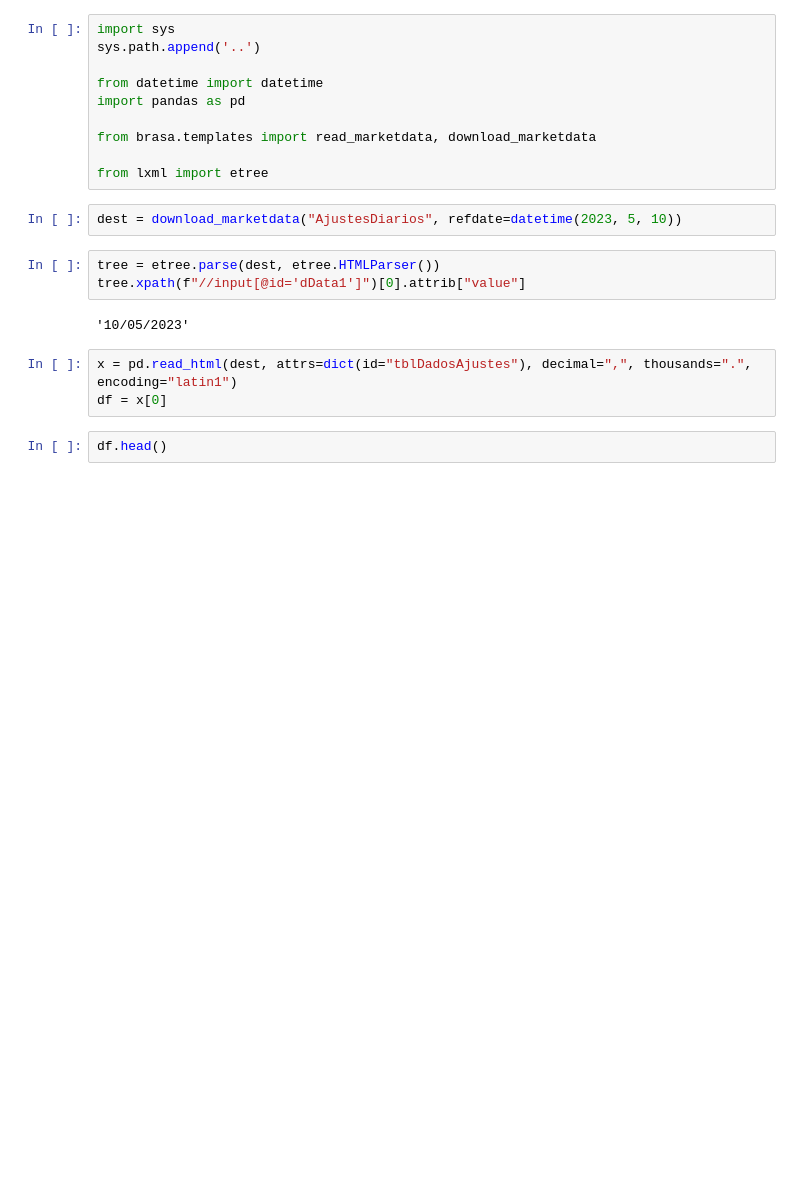
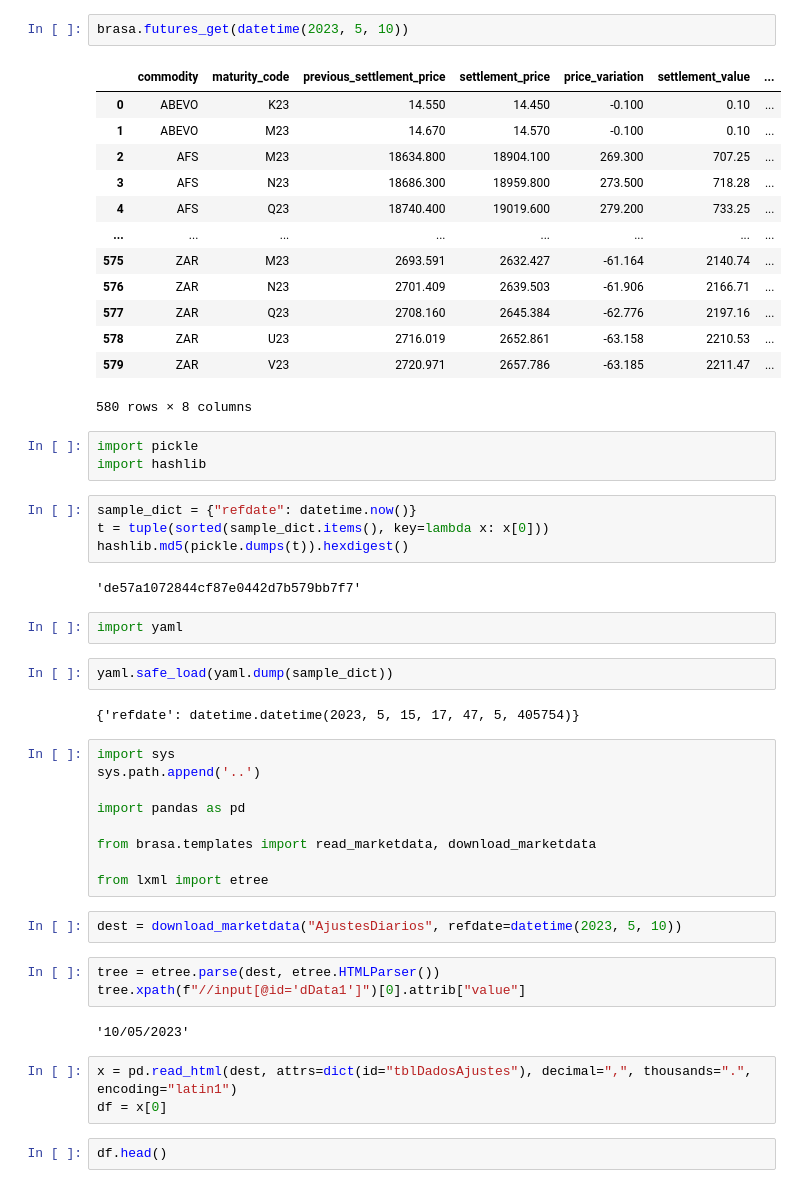
Before and after one commit to wilsonfreitas/brasa, a Jupyter notebook: notebooks/workspace.ipynb, the cells around one changed output. Drawn from its saved outputs; the diff is of its cells as text; blank space fills up the shorter version.

Commit message:
created api function futures_get

```diff
--- a/notebooks/workspace.ipynb
+++ b/notebooks/workspace.ipynb
@@ -1,8 +8,38 @@
+# %%
+brasa.futures_get(datetime(2023, 5, 10))
+# %% [output]
+|  | commodity | maturity_code | previous_settlement_price | settlement_price | price_variation | settlement_value | ... |
+| 0 | ABEVO | K23 | 14.550 | 14.450 | -0.100 | 0.10 | ... |
+| 1 | ABEVO | M23 | 14.670 | 14.570 | -0.100 | 0.10 | ... |
+| 2 | AFS | M23 | 18634.800 | 18904.100 | 269.300 | 707.25 | ... |
+| 3 | AFS | N23 | 18686.300 | 18959.800 | 273.500 | 718.28 | ... |
+| 4 | AFS | Q23 | 18740.400 | 19019.600 | 279.200 | 733.25 | ... |
+| ... | ... | ... | ... | ... | ... | ... | ... |
+| 575 | ZAR | M23 | 2693.591 | 2632.427 | -61.164 | 2140.74 | ... |
+| 576 | ZAR | N23 | 2701.409 | 2639.503 | -61.906 | 2166.71 | ... |
+| 577 | ZAR | Q23 | 2708.160 | 2645.384 | -62.776 | 2197.16 | ... |
+| 578 | ZAR | U23 | 2716.019 | 2652.861 | -63.158 | 2210.53 | ... |
+| 579 | ZAR | V23 | 2720.971 | 2657.786 | -63.185 | 2211.47 | ... |
+580 rows × 8 columns
+# %%
+import pickle
+import hashlib
+# %%
+sample_dict = {"refdate": datetime.now()}
+t = tuple(sorted(sample_dict.items(), key=lambda x: x[0]))
+hashlib.md5(pickle.dumps(t)).hexdigest()
+# %% [output]
+'de57a1072844cf87e0442d7b579bb7f7'
+# %%
+import yaml
+# %%
+yaml.safe_load(yaml.dump(sample_dict))
+# %% [output]
+{'refdate': datetime.datetime(2023, 5, 15, 17, 47, 5, 405754)}
 # %%
 import sys
 sys.path.append('..')
 
-from datetime import datetime
 import pandas as pd
 
 from brasa.templates import read_marketdata, download_marketdata
```
Also changed, not shown: parts of 1 cell of this notebook, 3 other files.
